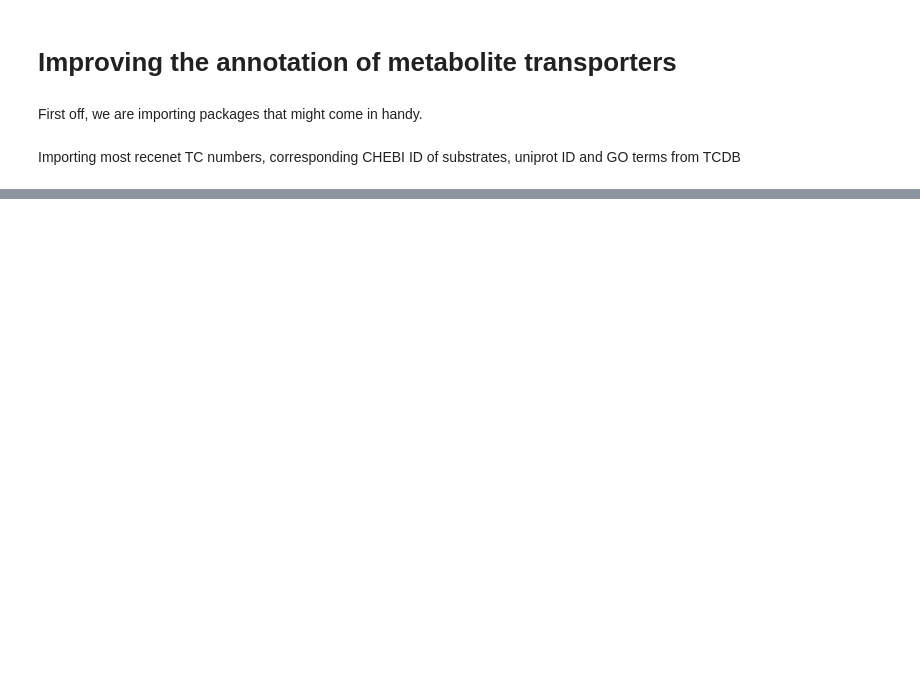
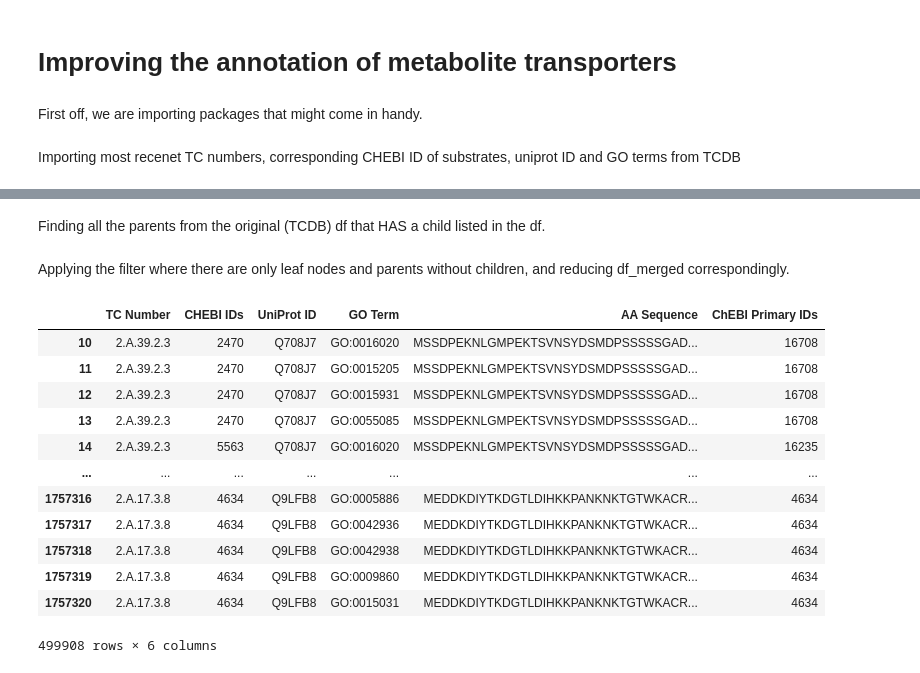
Before and after one commit to blandro/metabolite-transporter-annotation, a Jupyter notebook: main.ipynb, the cells around one changed output, grey strips where cells are left out. Saved outputs shown, nothing was run; the diff lists cells and outputs as text; code cells hidden in the pictures; blank space fills up the shorter version.

```diff
--- a/main.ipynb
+++ b/main.ipynb
@@ -109,0 +107,3 @@ df_filtered
+# %%
+df_merged["CHEBI IDs"] = pd.to_numeric(df_merged["CHEBI IDs"], errors="raise")
+df_merged.loc[:, "ChEBI Primary IDs"] = df_merged["CHEBI IDs"].apply(get_primary_id)
@@ -109,0 +127,2 @@ df_filtered
+# %% [markdown]
+Finding all the parents from the original (TCDB) df that HAS a child listed in the df.
@@ -110 +135,20 @@ df_filtered
+# %% [markdown]
+Applying the filter where there are only leaf nodes and parents without children, and reducing df_merged correspondingly.
+# %%
+df_filtered = df_merged[df_merged["ChEBI Primary IDs"].isin(filtered_chebis)]
+df_filtered
+# %% [output]
+|  | TC Number | CHEBI IDs | UniProt ID | GO Term | AA Sequence | ChEBI Primary IDs |
+| 10 | 2.A.39.2.3 | 2470 | Q708J7 | GO:0016020 | MSSDPEKNLGMPEKTSVNSYDSMDPSSSSSGAD... | 16708 |
+| 11 | 2.A.39.2.3 | 2470 | Q708J7 | GO:0015205 | MSSDPEKNLGMPEKTSVNSYDSMDPSSSSSGAD... | 16708 |
+| 12 | 2.A.39.2.3 | 2470 | Q708J7 | GO:0015931 | MSSDPEKNLGMPEKTSVNSYDSMDPSSSSSGAD... | 16708 |
+| 13 | 2.A.39.2.3 | 2470 | Q708J7 | GO:0055085 | MSSDPEKNLGMPEKTSVNSYDSMDPSSSSSGAD... | 16708 |
+| 14 | 2.A.39.2.3 | 5563 | Q708J7 | GO:0016020 | MSSDPEKNLGMPEKTSVNSYDSMDPSSSSSGAD... | 16235 |
+| ... | ... | ... | ... | ... | ... | ... |
+| 1757316 | 2.A.17.3.8 | 4634 | Q9LFB8 | GO:0005886 | MEDDKDIYTKDGTLDIHKKPANKNKTGTWKACR... | 4634 |
+| 1757317 | 2.A.17.3.8 | 4634 | Q9LFB8 | GO:0042936 | MEDDKDIYTKDGTLDIHKKPANKNKTGTWKACR... | 4634 |
+| 1757318 | 2.A.17.3.8 | 4634 | Q9LFB8 | GO:0042938 | MEDDKDIYTKDGTLDIHKKPANKNKTGTWKACR... | 4634 |
+| 1757319 | 2.A.17.3.8 | 4634 | Q9LFB8 | GO:0009860 | MEDDKDIYTKDGTLDIHKKPANKNKTGTWKACR... | 4634 |
+| 1757320 | 2.A.17.3.8 | 4634 | Q9LFB8 | GO:0015031 | MEDDKDIYTKDGTLDIHKKPANKNKTGTWKACR... | 4634 |
+499908 rows × 6 columns
 # %% [markdown]
```
Also changed, not shown: parts of 16 cells of this notebook, 2 other files.
